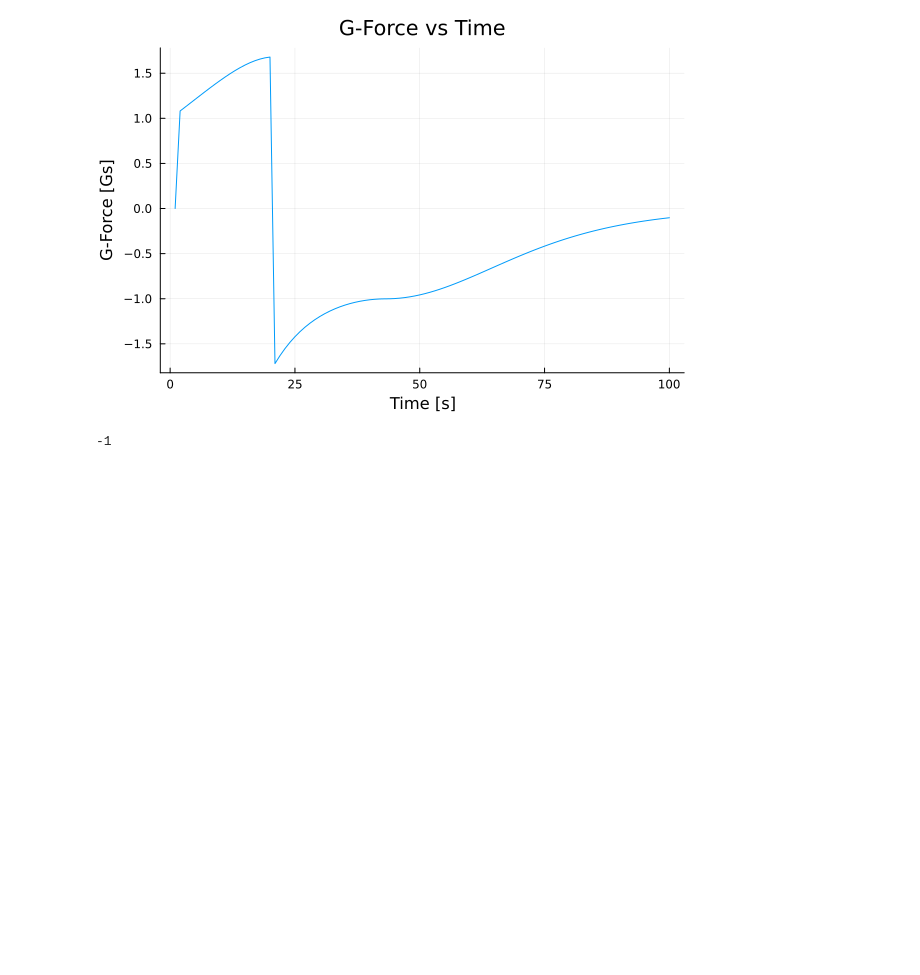
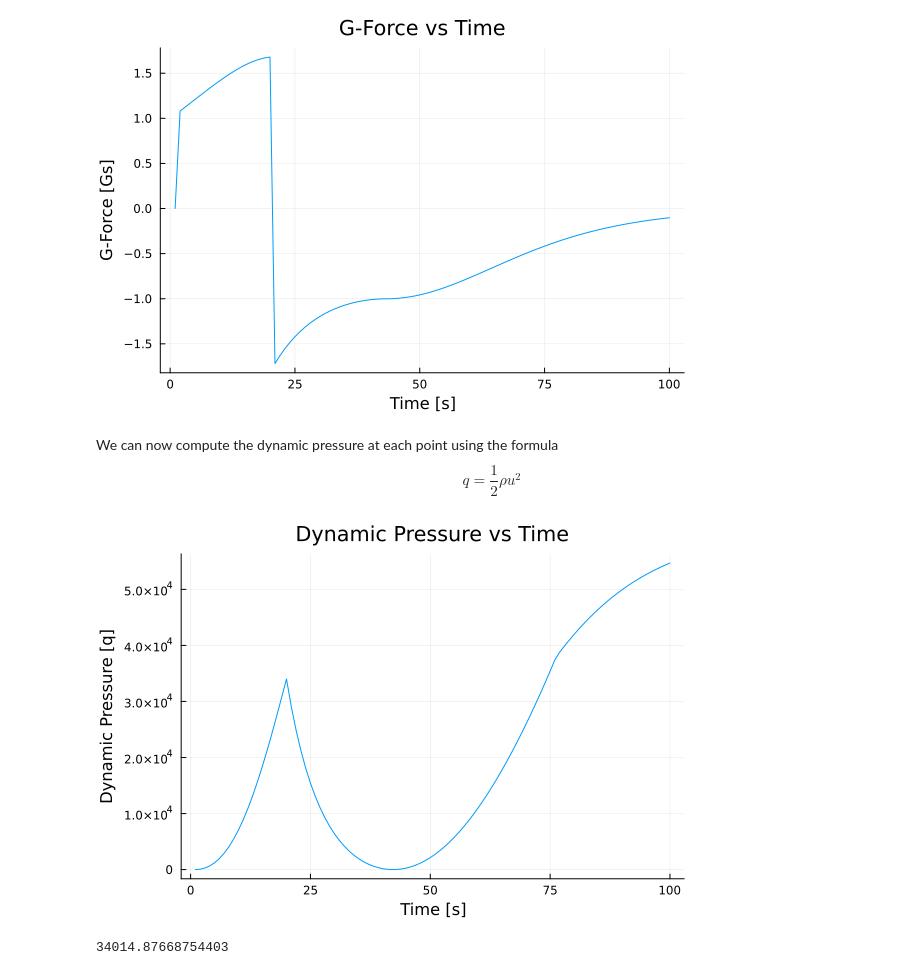
Before and after one commit to kmgovind/mae459-rocketdesign, a Jupyter notebook: trajectory.ipynb, the cells around one changed output. Saved outputs shown, nothing was run; the diff lists cells and outputs as text; code cells hidden in the pictures; blank space fills up the shorter version.

Commit message:
Computed Max-Q

```diff
--- a/trajectory.ipynb
+++ b/trajectory.ipynb
@@ -117,7 +117,26 @@ ylabel!("G-Force [Gs]");
 plot!(legend=false)
 # %% [output]
 [figure]
-# %%
-sign(-4)
-# %% [output]
--1
+# %% [markdown]
+We can now compute the dynamic pressure at each point using the formula
+$$
+q = \frac{1}{2}\rho u^2
+$$
+# %%
+q = zeros(length(tspan));
+for time in tspan
+    ρ, P, T, μ = ISAdata(alt[time]);
+    q[time] = 0.5*ρ*(vel[time]^2);
+end
+plot(tspan, q);
+title!("Dynamic Pressure vs Time");
+xlabel!("Time [s]");
+ylabel!("Dynamic Pressure [q]");
+plot!(legend=false)
+# %% [output]
+[figure, added]
+# %%
+# Maximum dynamic pressure
+println(maximum(q[1:50]));
+# %% [output]
+34014.87668754403
```
